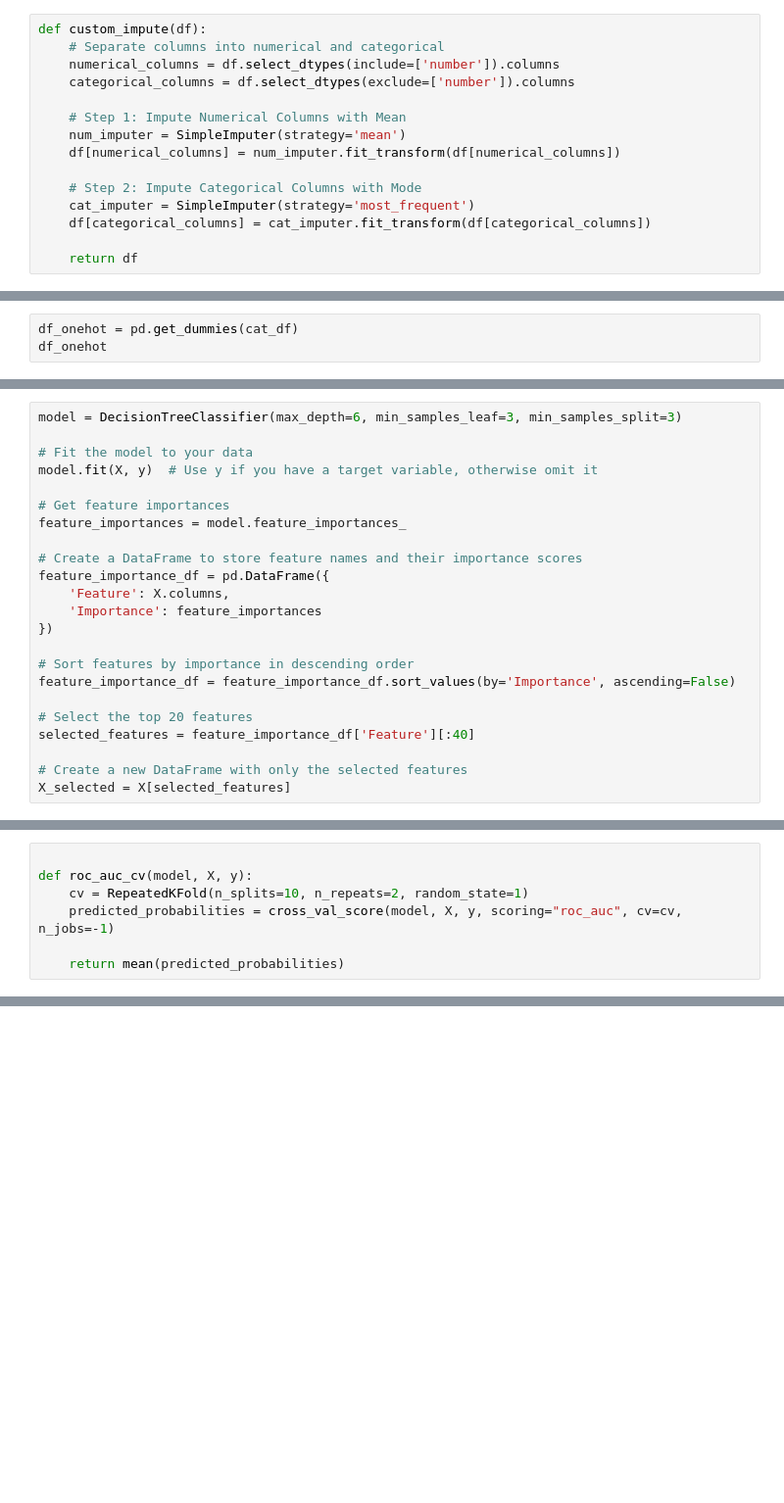
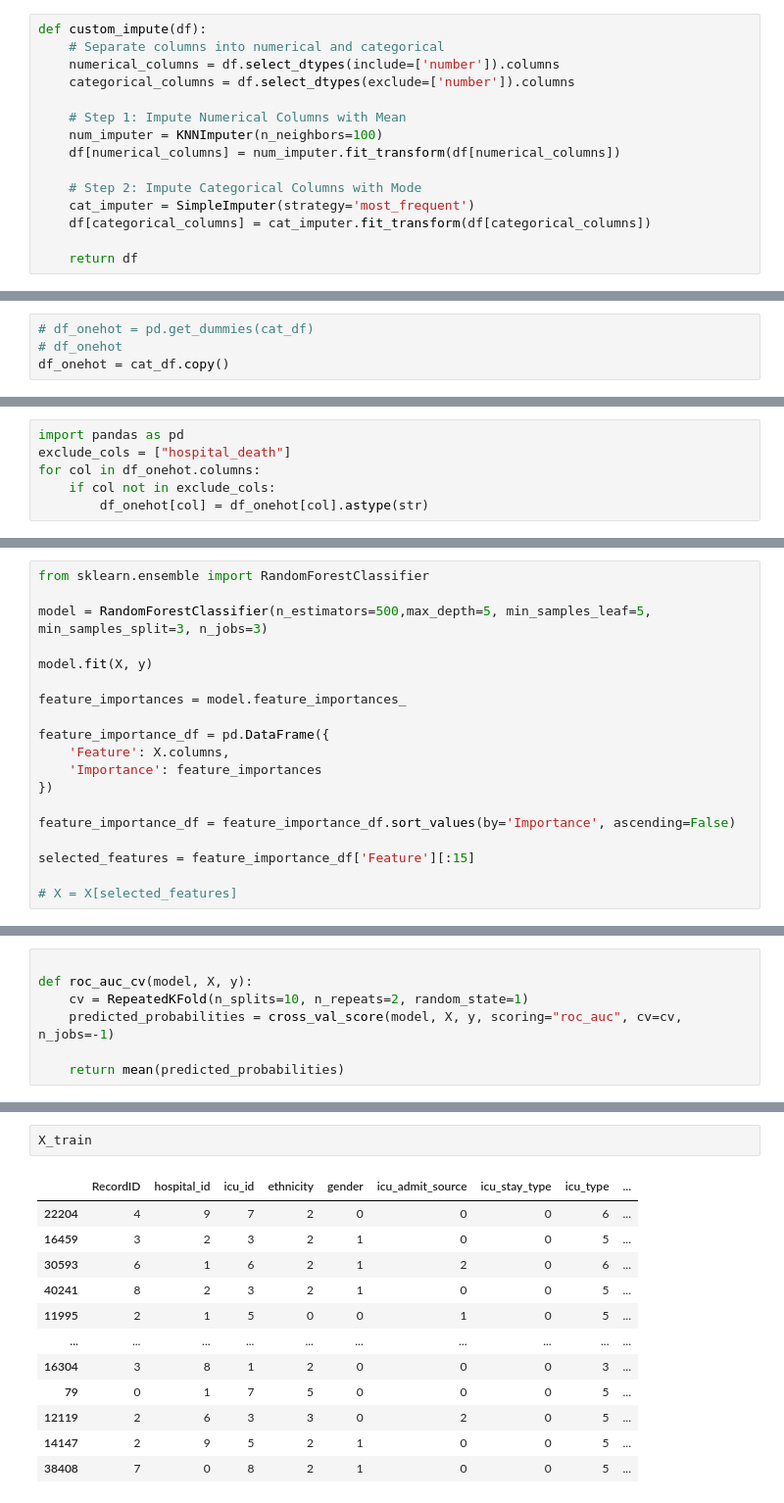
Before and after one commit to YahyaAhmedKhan/iml, a Jupyter notebook: naiveb2.ipynb, the cells around one changed output, grey strips where cells are left out. Shown: that part at 98% size. Cells and saved outputs as stored; diff of their text form; blank space fills up the shorter version.

```diff
--- a/naiveb2.ipynb
+++ b/naiveb2.ipynb
@@ -27,7 +27,7 @@ def custom_impute(df):
     categorical_columns = df.select_dtypes(exclude=['number']).columns
 
     # Step 1: Impute Numerical Columns with Mean
-    num_imputer = SimpleImputer(strategy='mean')
+    num_imputer = KNNImputer(n_neighbors=100)
     df[numerical_columns] = num_imputer.fit_transform(df[numerical_columns])
 
     # Step 2: Impute Categorical Columns with Mode
@@ -84,4 +157,5 @@ cat_df
 # %%
-df_onehot = pd.get_dummies(cat_df)
-df_onehot
+# df_onehot = pd.get_dummies(cat_df)
+# df_onehot
+df_onehot = cat_df.copy()
 # %%
@@ -89,0 +166,6 @@ pd.DataFrame(df_onehot.columns)
+# %%
+import pandas as pd
+exclude_cols = ["hospital_death"]
+for col in df_onehot.columns:
+    if col not in exclude_cols:
+        df_onehot[col] = df_onehot[col].astype(str)
@@ -95,23 +199,19 @@ X.shape
 # %%
-model = DecisionTreeClassifier(max_depth=6, min_samples_leaf=3, min_samples_split=3)
+from sklearn.ensemble import RandomForestClassifier
 
-# Fit the model to your data
-model.fit(X, y)  # Use y if you have a target variable, otherwise omit it
+model = RandomForestClassifier(n_estimators=500,max_depth=5, min_samples_leaf=5, min_samples_split=3, n_jobs=3)
 
-# Get feature importances
+model.fit(X, y)
+
 feature_importances = model.feature_importances_
 
-# Create a DataFrame to store feature names and their importance scores
 feature_importance_df = pd.DataFrame({
     'Feature': X.columns,
     'Importance': feature_importances
 })
 
-# Sort features by importance in descending order
 feature_importance_df = feature_importance_df.sort_values(by='Importance', ascending=False)
 
-# Select the top 20 features
-selected_features = feature_importance_df['Feature'][:40]
+selected_features = feature_importance_df['Feature'][:15]
 
-# Create a new DataFrame with only the selected features
-X_selected = X[selected_features]
+# X = X[selected_features]
@@ -193,0 +337,15 @@ roc_auc_cv(model, X, y)
+# %%
+X_train
+# %% [output]
+|  | RecordID | hospital_id | icu_id | ethnicity | gender | icu_admit_source | icu_stay_type | icu_type | ... |
+| 22204 | 4 | 9 | 7 | 2 | 0 | 0 | 0 | 6 | ... |
+| 16459 | 3 | 2 | 3 | 2 | 1 | 0 | 0 | 5 | ... |
+| 30593 | 6 | 1 | 6 | 2 | 1 | 2 | 0 | 6 | ... |
+| 40241 | 8 | 2 | 3 | 2 | 1 | 0 | 0 | 5 | ... |
+| 11995 | 2 | 1 | 5 | 0 | 0 | 1 | 0 | 5 | ... |
+| ... | ... | ... | ... | ... | ... | ... | ... | ... | ... |
+| 16304 | 3 | 8 | 1 | 2 | 0 | 0 | 0 | 3 | ... |
+| 79 | 0 | 1 | 7 | 5 | 0 | 0 | 0 | 5 | ... |
+| 12119 | 2 | 6 | 3 | 3 | 0 | 2 | 0 | 5 | ... |
+| 14147 | 2 | 9 | 5 | 2 | 1 | 0 | 0 | 5 | ... |
+| 38408 | 7 | 0 | 8 | 2 | 1 | 0 | 0 | 5 | ... |
```
Also changed, not shown: parts of 32 cells of this notebook, 4 other files.
